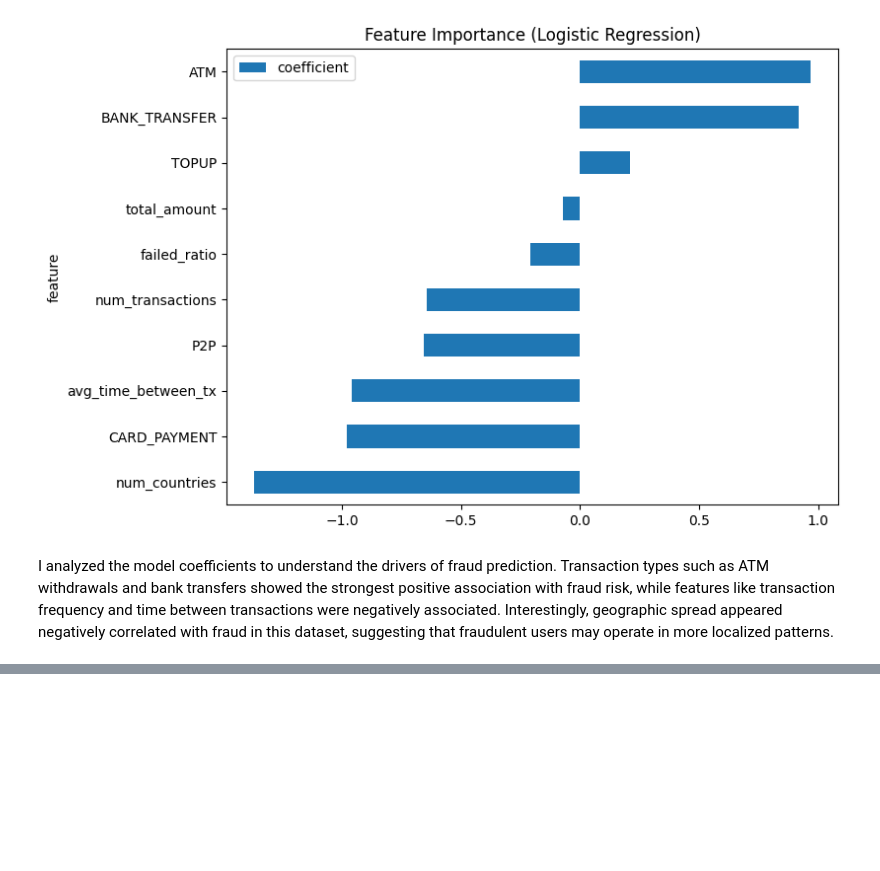
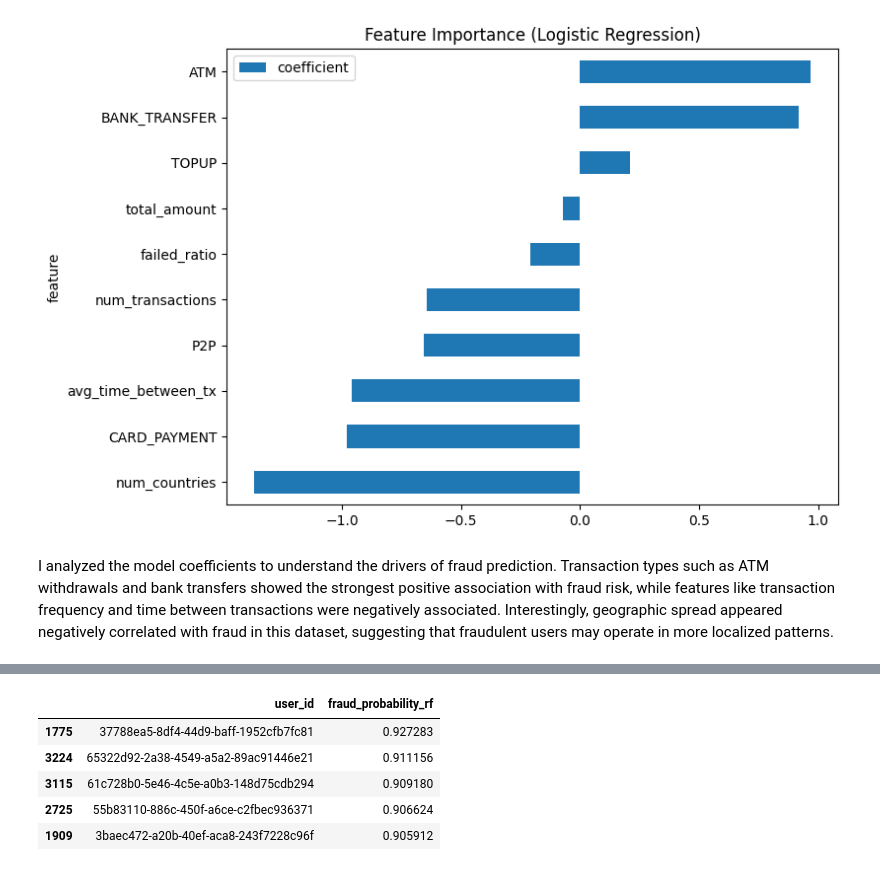
Before and after one commit to iortcacha/dotfiles, a Jupyter notebook: B.ipynb, the cells around one changed output, grey strips where cells are left out. Cells and saved outputs as stored; diff of their text form; code cells hidden in the pictures; blank space fills up the shorter version.

```diff
--- a/B.ipynb
+++ b/B.ipynb
@@ -262,7 +287,10 @@ import pandas as pd
 # Model : Random Forest
 
 # Features and target
-X_rf = df.drop(columns=["user_id", "is_fraud"])
+X_rf = df.drop(
+    columns=["user_id", "is_fraud", "fraud_probability"],
+    errors="ignore"
+)
 y_rf = df["is_fraud"]
 
 # Train / test split
@@ -292,16 +329,23 @@ print(classification_report(y_test, y_pred_rf))
 # %%
 # Predict fraud probability for all users
-df["fraud_probability_rf"] = rf_model.predict_proba(X)[:, 1]
+df["fraud_probability_rf"] = rf_model.predict_proba(X_rf)[:, 1]
 
 # Remove known fraudsters
 df_candidates_rf = df[~df["user_id"].isin(fraudsters["user_id"])].copy()
 
 # Top 5 most likely fraudsters
 top_5_rf = df_candidates_rf.sort_values(
     "fraud_probability_rf", ascending=False
 ).head(5)
 
 top_5_rf[["user_id", "fraud_probability_rf"]]
+# %% [output]
+|  | user_id | fraud_probability_rf |
+| 1775 | 37788ea5-8df4-44d9-baff-1952cfb7fc81 | 0.927283 |
+| 3224 | 65322d92-2a38-4549-a5a2-89ac91446e21 | 0.911156 |
+| 3115 | 61c728b0-5e46-4c5e-a0b3-148d75cdb294 | 0.909180 |
+| 2725 | 55b83110-886c-450f-a6ce-c2fbec936371 | 0.906624 |
+| 1909 | 3baec472-a20b-40ef-aca8-243f7228c96f | 0.905912 |
 # %%
 feature_importance_rf = pd.DataFrame({
     "feature": X_rf.columns,
```
Also changed, not shown: parts of 6 cells of this notebook.
